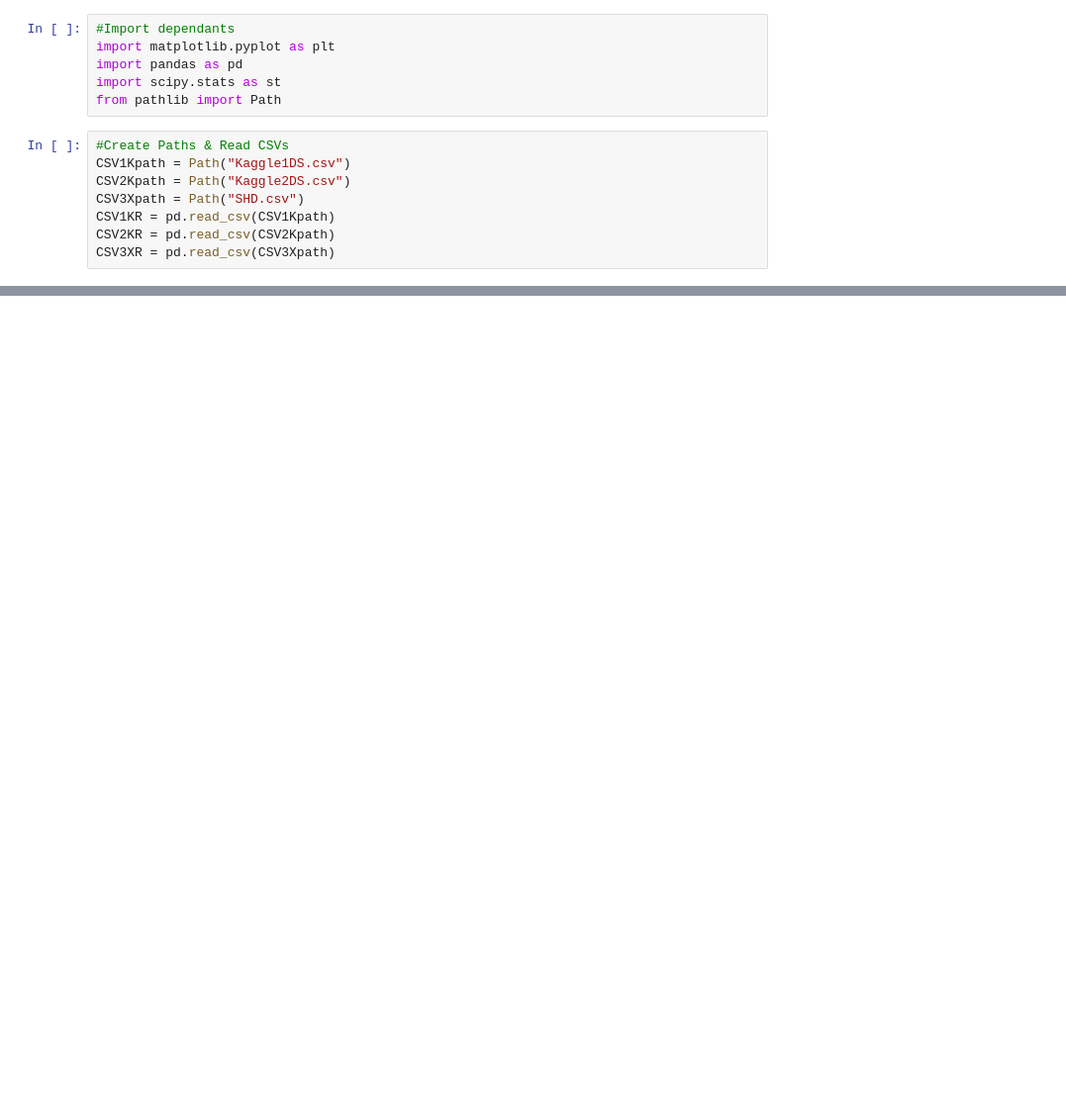
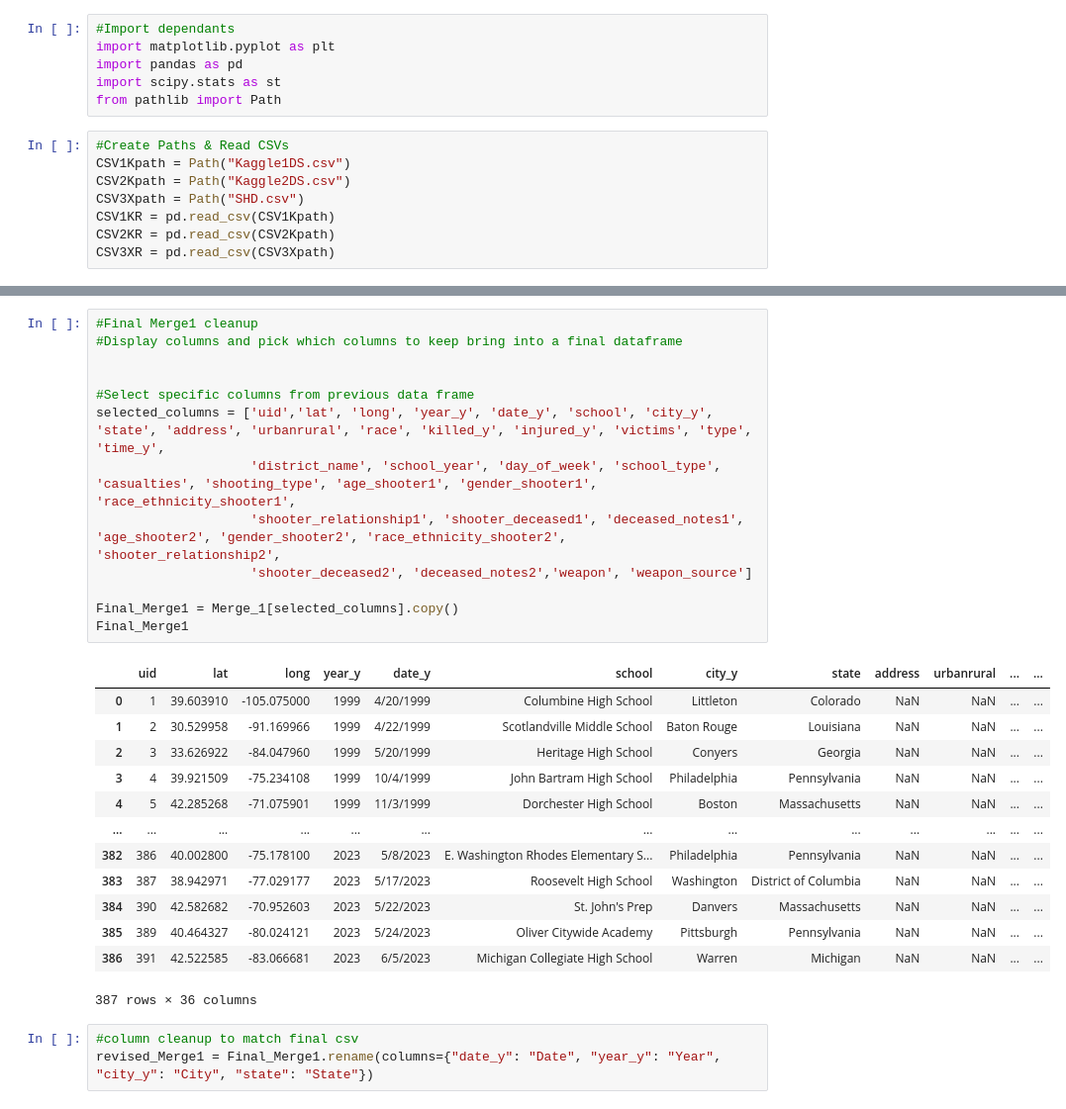
Before and after one commit to LeviEzra1/Project1_team4, a Jupyter notebook: Adriel_analysis/dataset_draft.ipynb, the cells around one changed output, grey strips where cells are left out. Shown at 99% size. Saved outputs shown, nothing was run; the diff lists cells and outputs as text; blank space fills up the shorter version.

```diff
--- a/Adriel_analysis/dataset_draft.ipynb
+++ b/Adriel_analysis/dataset_draft.ipynb
@@ -34,0 +90,30 @@ Merge1_school
+# %%
+#Final Merge1 cleanup
+#Display columns and pick which columns to keep bring into a final dataframe
+
+
+#Select specific columns from previous data frame
+selected_columns = ['uid','lat', 'long', 'year_y', 'date_y', 'school', 'city_y', 'state', 'address', 'urbanrural', 'race', 'killed_y', 'injured_y', 'victims', 'type', 'time_y',
+                    'district_name', 'school_year', 'day_of_week', 'school_type', 'casualties', 'shooting_type', 'age_shooter1', 'gender_shooter1', 'race_ethnicity_shooter1',
+                    'shooter_relationship1', 'shooter_deceased1', 'deceased_notes1', 'age_shooter2', 'gender_shooter2', 'race_ethnicity_shooter2', 'shooter_relationship2',
+                    'shooter_deceased2', 'deceased_notes2','weapon', 'weapon_source']
+
+Final_Merge1 = Merge_1[selected_columns].copy()
+Final_Merge1
+# %% [output]
+|  | uid | lat | long | year_y | date_y | school | city_y | state | address | urbanrural | ... | ... |
+| 0 | 1 | 39.603910 | -105.075000 | 1999 | 4/20/1999 | Columbine High School | Littleton | Colorado | NaN | NaN | ... | ... |
+| 1 | 2 | 30.529958 | -91.169966 | 1999 | 4/22/1999 | Scotlandville Middle School | Baton Rouge | Louisiana | NaN | NaN | ... | ... |
+| 2 | 3 | 33.626922 | -84.047960 | 1999 | 5/20/1999 | Heritage High School | Conyers | Georgia | NaN | NaN | ... | ... |
+| 3 | 4 | 39.921509 | -75.234108 | 1999 | 10/4/1999 | John Bartram High School | Philadelphia | Pennsylvania | NaN | NaN | ... | ... |
+| 4 | 5 | 42.285268 | -71.075901 | 1999 | 11/3/1999 | Dorchester High School | Boston | Massachusetts | NaN | NaN | ... | ... |
+| ... | ... | ... | ... | ... | ... | ... | ... | ... | ... | ... | ... | ... |
+| 382 | 386 | 40.002800 | -75.178100 | 2023 | 5/8/2023 | E. Washington Rhodes Elementary S... | Philadelphia | Pennsylvania | NaN | NaN | ... | ... |
+| 383 | 387 | 38.942971 | -77.029177 | 2023 | 5/17/2023 | Roosevelt High School | Washington | District of Columbia | NaN | NaN | ... | ... |
+| 384 | 390 | 42.582682 | -70.952603 | 2023 | 5/22/2023 | St. John's Prep | Danvers | Massachusetts | NaN | NaN | ... | ... |
+| 385 | 389 | 40.464327 | -80.024121 | 2023 | 5/24/2023 | Oliver Citywide Academy | Pittsburgh | Pennsylvania | NaN | NaN | ... | ... |
+| 386 | 391 | 42.522585 | -83.066681 | 2023 | 6/5/2023 | Michigan Collegiate High School | Warren | Michigan | NaN | NaN | ... | ... |
+387 rows × 36 columns
+# %%
+#column cleanup to match final csv
+revised_Merge1 = Final_Merge1.rename(columns={"date_y": "Date", "year_y": "Year", "city_y": "City", "state": "State"})
```
Also changed, not shown: parts of 12 cells of this notebook, 1 other file.
